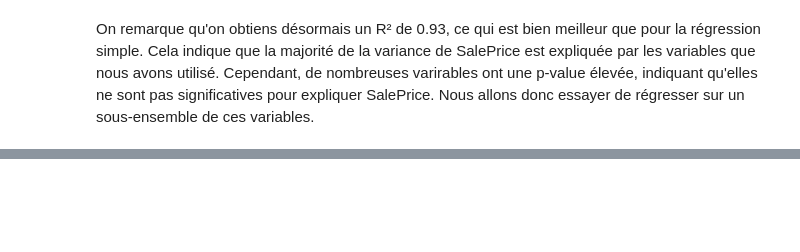
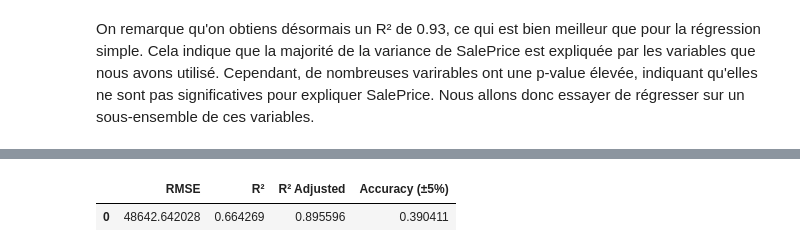
Before and after one commit to Thomas-Fernandes/House-Prices, a Jupyter notebook: Script.ipynb, the cells around one changed output, grey strips where cells are left out. Cells and saved outputs as stored; diff of their text form; code cells hidden in the pictures; blank space fills up the shorter version.

```diff
--- a/Script.ipynb
+++ b/Script.ipynb
@@ -422,0 +359,42 @@ Sans les variables à forte p-value, on obtiens un R² de 0.98, ce qui est très
+# %%
+# Extraction des variables significatives (p.value < 0.05)
+significant_variables = model_ols_all.pvalues[model_ols_all.pvalues < 0.05].index.tolist()
+
+# Suppression de la constante ajoutée pour OLS, si présente
+if 'const' in significant_variables:
+    significant_variables.remove('const')
+
+# Préparation des données pour la régression multiple avec uniquement les variables significatives
+X_train_significant = sm.add_constant(train_set[significant_variables])  # Ajout d'une constante pour OLS
+y_train_significant = train_set['SalePrice']
+X_test_significant = sm.add_constant(test_set[significant_variables])
+y_test_significant = test_set['SalePrice']
+
+# Ajustement du modèle en utilisant OLS pour la régression multiple avec les variables significatives
+model_ols_significant = sm.OLS(y_train_significant, X_train_significant).fit()
+
+# Prédictions sur l'ensemble de test avec les variables significatives
+predictions_ols_significant = model_ols_significant.predict(X_test_significant)
+
+# Calcul du RMSE et du R² sur l'ensemble de test avec les variables significatives
+rmse_ols_significant = np.sqrt(mean_squared_error(y_test_significant, predictions_ols_significant))
+r2_ols_significant = r2_score(y_test_significant, predictions_ols_significant)
+
+# Calcul de la précision à ±5% de marge d'erreur avec les variables significatives
+accuracy_within_5_significant = calculate_accuracy_within_margin(y_test_significant, predictions_ols_significant, 5)
+
+# Stockage des résultats pour la régression multiple avec les variables significatives
+results_ols_significant = {
+    'RMSE': rmse_ols_significant,
+    'R²': r2_ols_significant,
+    'R² Adjusted': model_ols_significant.rsquared_adj,
+    'Accuracy (±5%)': accuracy_within_5_significant
+}
+
+# Conversion des résultats en DataFrame pour une meilleure lisibilité
+results_ols_significant_df = pd.DataFrame([results_ols_significant])
+
+results_ols_significant_df
+# %% [output]
+|  | RMSE | R² | R² Adjusted | Accuracy (±5%) |
+| 0 | 48642.642028 | 0.664269 | 0.895596 | 0.390411 |
```
Also changed, not shown: parts of 12 cells of this notebook, 3 other files.
